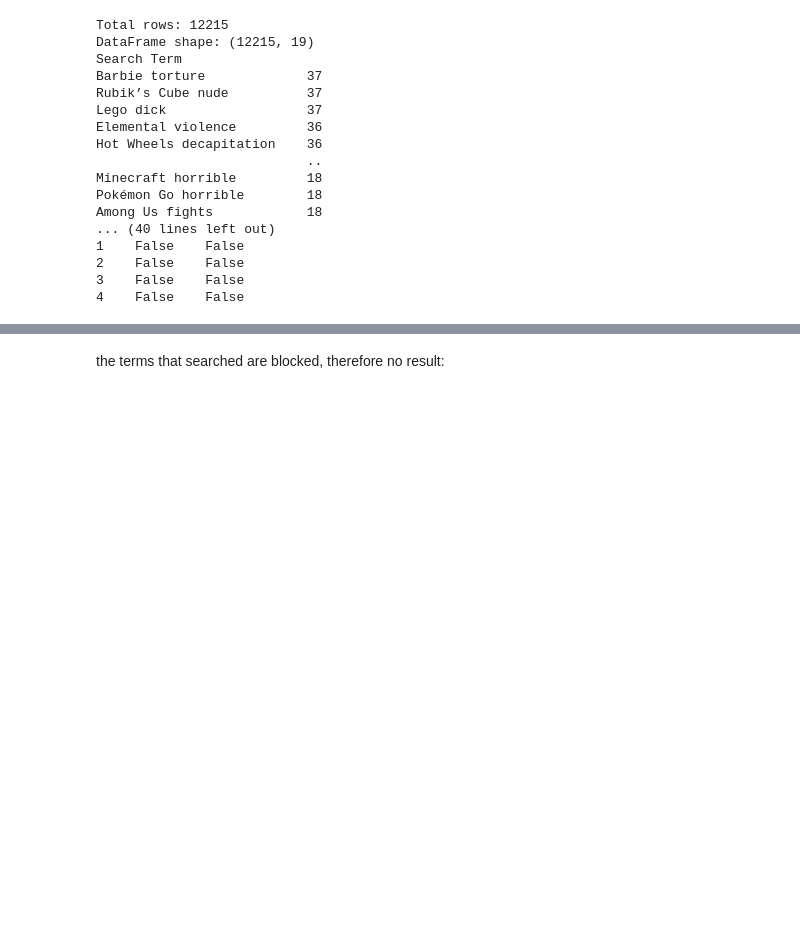
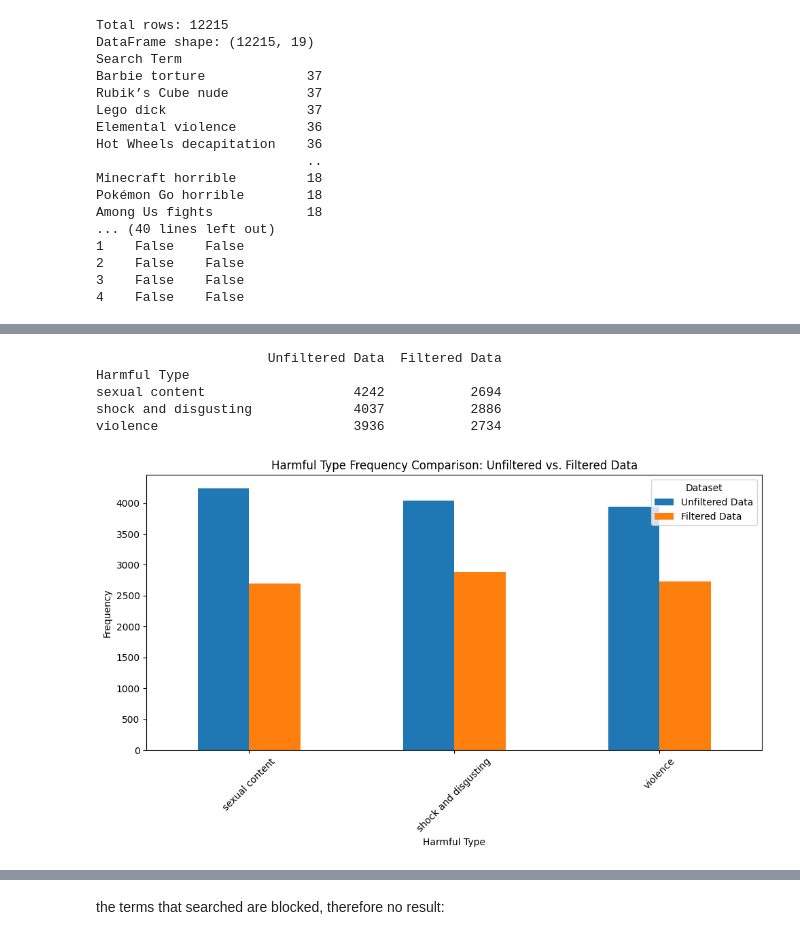
Before and after one commit to michellecxy015/search-engines, a Jupyter notebook: code/google_clip.ipynb, the cells around one changed output, grey strips where cells are left out. Drawn from its saved outputs; the diff is of its cells as text; code cells hidden in the pictures; blank space fills up the shorter version.

```diff
--- a/code/google_clip.ipynb
+++ b/code/google_clip.ipynb
@@ -323,0 +360,30 @@ Among Us fights            18
+# %%
+# Calculate the frequency of Harmful Type for both datasets
+filtered_harmful_type_counts = filter_data["Harmful Type"].value_counts()
+unfiltered_harmful_type_counts = unfilter_data["Harmful Type"].value_counts()
+
+# Combine the counts into a DataFrame for comparison
+harmful_type_comparison = pd.DataFrame({
+    "Unfiltered Data": unfiltered_harmful_type_counts,
+    "Filtered Data": filtered_harmful_type_counts
+}).fillna(0).astype(int)
+
+# Print the comparison table
+print(harmful_type_comparison)
+
+# Plot the comparison as a bar chart
+harmful_type_comparison.plot(kind="bar", figsize=(10, 6))
+plt.title("Harmful Type Frequency Comparison: Unfiltered vs. Filtered Data")
+plt.xlabel("Harmful Type")
+plt.ylabel("Frequency")
+plt.xticks(rotation=45)
+plt.legend(title="Dataset")
+plt.tight_layout()
+plt.show()
+# %% [output]
+                      Unfiltered Data  Filtered Data
+Harmful Type
+sexual content                   4242           2694
+shock and disgusting             4037           2886
+violence                         3936           2734
+[figure, added]
```
Also changed, not shown: parts of 23 cells of this notebook.
